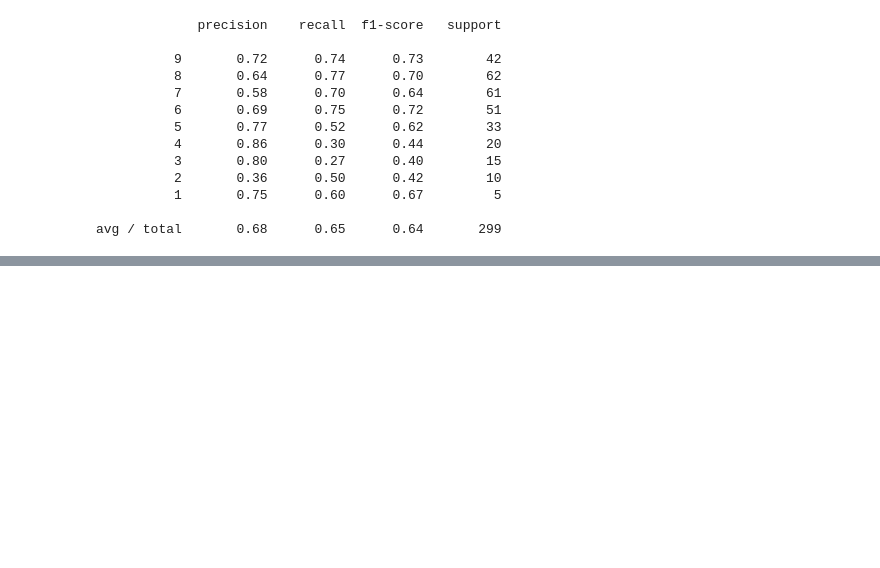
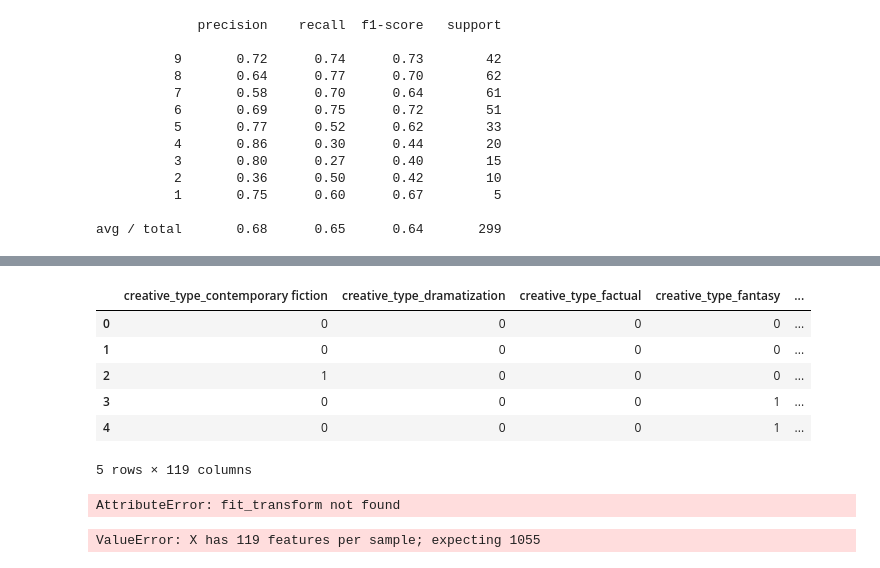
Before and after one commit to deepakarnani/movies-database-ml, a Jupyter notebook: movies_ML-Logistic.ipynb, the cells around one changed output, grey strips where cells are left out. Cells and saved outputs as stored; diff of their text form; code cells hidden in the pictures; blank space fills up the shorter version.

```diff
--- a/movies_ML-Logistic.ipynb
+++ b/movies_ML-Logistic.ipynb
@@ -192,0 +333,26 @@ Exception: Data must be 1-dimensional
+# %%
+X_3 = pd.get_dummies(data=scoredf)
+# %%
+X_3.head()
+# %% [output]
+|  | creative_type_contemporary fiction | creative_type_dramatization | creative_type_factual | creative_type_fantasy | ... |
+| 0 | 0 | 0 | 0 | 0 | ... |
+| 1 | 0 | 0 | 0 | 0 | ... |
+| 2 | 1 | 0 | 0 | 0 | ... |
+| 3 | 0 | 0 | 0 | 1 | ... |
+| 4 | 0 | 0 | 0 | 1 | ... |
+5 rows × 119 columns
+# %%
+X_test = X_t.fit_transform(scoredf)
+# X_test=tvect.transform(X_3)
+# classifier.predict(X_test[:1])
+print(X_test)
+# %% [output]
+AttributeError: fit_transform not found
+# %%
+loaded_model = pickle.load(open(filename, 'rb'))
+result = loaded_model.predict(X_3)
+print("The test data belongs to Class: ", result)
+df=scoredf.loc[scoredf.index==result[0]]
+# %% [output]
+ValueError: X has 119 features per sample; expecting 1055
```
Also changed, not shown: parts of 15 cells of this notebook, 5 other files.
